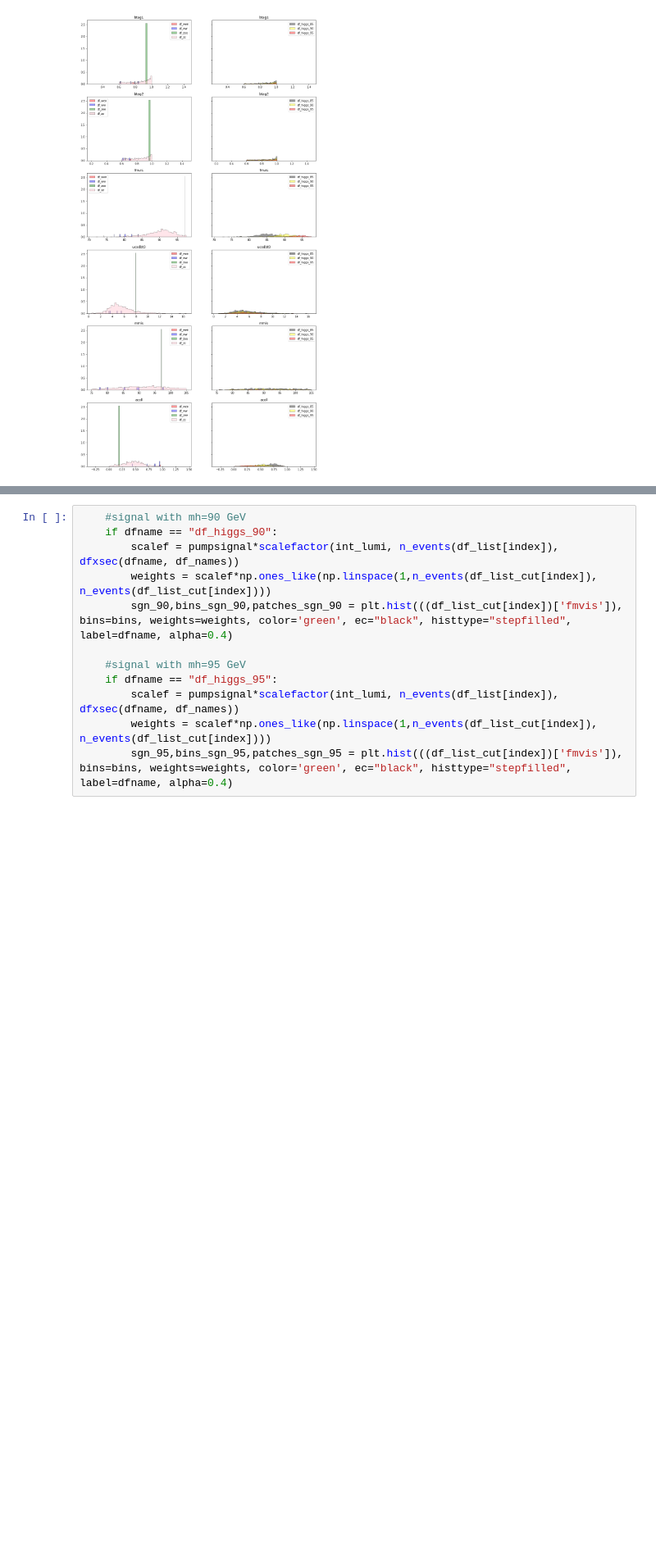
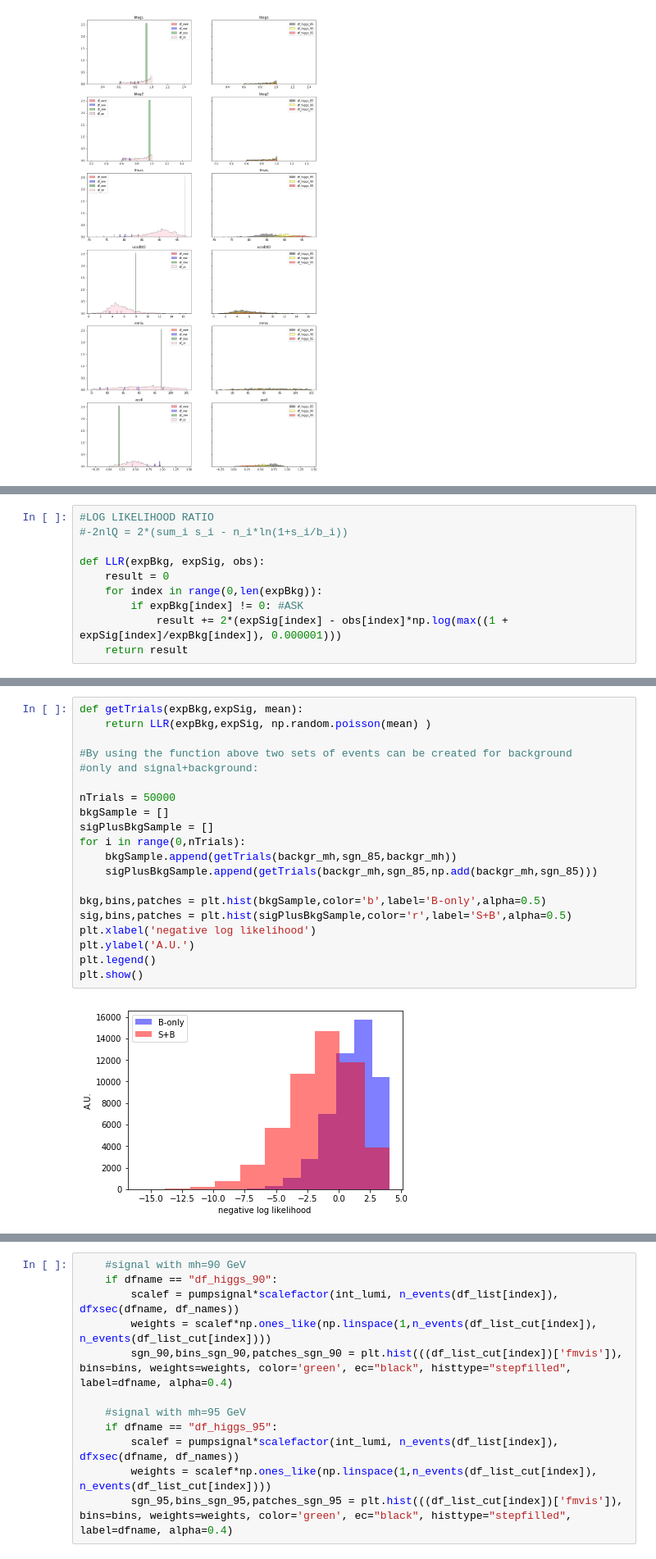
Before and after one commit to irenecortinovis/HiggsSearch-LEP, a Jupyter notebook: scan_events.ipynb, the cells around one changed output, grey strips where cells are left out. Shown: that part at 82% size. Cells and saved outputs as stored; diff of their text form; blank space fills up the shorter version.

```diff
--- a/scan_events.ipynb
+++ b/scan_events.ipynb
@@ -523,0 +518,10 @@ plt.show()
+# %%
+#LOG LIKELIHOOD RATIO
+#-2nlQ = 2*(sum_i s_i - n_i*ln(1+s_i/b_i))
+
+def LLR(expBkg, expSig, obs):
+    result = 0
+    for index in range(0,len(expBkg)):
+        if expBkg[index] != 0: #ASK
+            result += 2*(expSig[index] - obs[index]*np.log(max((1 + expSig[index]/expBkg[index]), 0.000001)))
+    return result
@@ -523,0 +537,22 @@ plt.show()
+# %%
+def getTrials(expBkg,expSig, mean):
+    return LLR(expBkg,expSig, np.random.poisson(mean) )
+
+#By using the function above two sets of events can be created for background
+#only and signal+background:
+
+nTrials = 50000
+bkgSample = []
+sigPlusBkgSample = []
+for i in range(0,nTrials):
+    bkgSample.append(getTrials(backgr_mh,sgn_85,backgr_mh))
+    sigPlusBkgSample.append(getTrials(backgr_mh,sgn_85,np.add(backgr_mh,sgn_85)))
+
+bkg,bins,patches = plt.hist(bkgSample,color='b',label='B-only',alpha=0.5)
+sig,bins,patches = plt.hist(sigPlusBkgSample,color='r',label='S+B',alpha=0.5)
+plt.xlabel('negative log likelihood')
+plt.ylabel('A.U.')
+plt.legend()
+plt.show()
+# %% [output]
+[figure, added]
```
Also changed, not shown: parts of 12 cells of this notebook.
